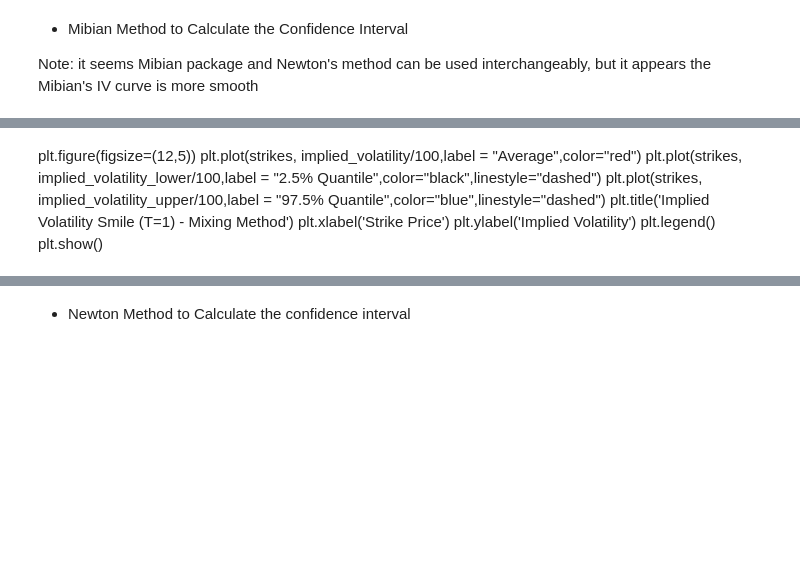
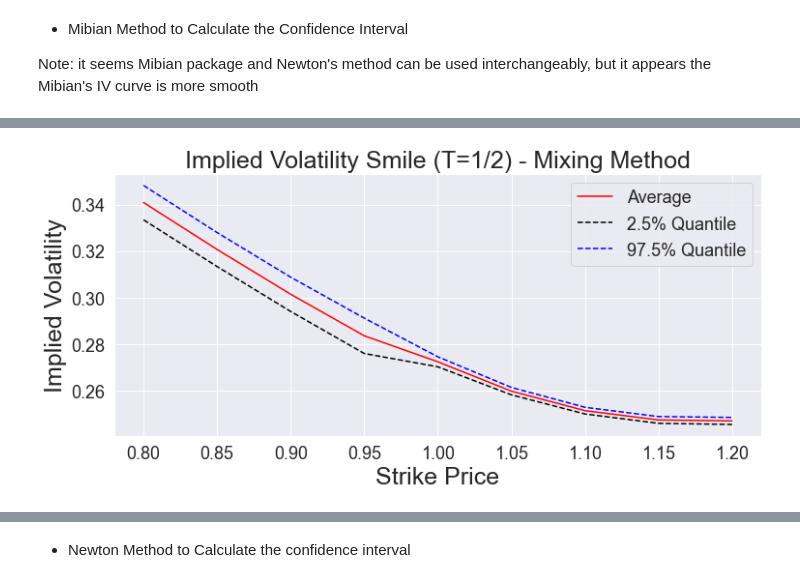
Before and after one commit to xiangyuli2021/Heston-Model, a Jupyter notebook: HestonModel.ipynb, the cells around one changed output, grey strips where cells are left out. Drawn from its saved outputs; the diff is of its cells as text; code cells hidden in the pictures; blank space fills up the shorter version.

```diff
--- a/HestonModel.ipynb
+++ b/HestonModel.ipynb
@@ -847,12 +879,14 @@ plt.show()
+# %%
+plt.figure(figsize=(12,5))
+plt.plot(strikes, implied_volatility/100,label = "Average",color="red")
+plt.plot(strikes, implied_volatility_lower/100,label = "2.5% Quantile",color="black",linestyle="dashed")
+plt.plot(strikes, implied_volatility_upper/100,label = "97.5% Quantile",color="blue",linestyle="dashed")
+plt.title('Implied Volatility Smile (T=1/2) - Mixing Method')
+plt.xlabel('Strike Price')
+plt.ylabel('Implied Volatility')
+plt.legend()
+plt.show()
+# %% [output]
+[figure, added]
 # %%
 strikes, implied_volatility, implied_volatility_lower, implied_volatility_upper = IV_mixing1_conf(S0, v0, rho, kappa, theta, eta, T=1, Nsims=5_000)
-# %% [markdown]
-plt.figure(figsize=(12,5))
-plt.plot(strikes, implied_volatility/100,label = "Average",color="red")
-plt.plot(strikes, implied_volatility_lower/100,label = "2.5% Quantile",color="black",linestyle="dashed")
-plt.plot(strikes, implied_volatility_upper/100,label = "97.5% Quantile",color="blue",linestyle="dashed")
-plt.title('Implied Volatility Smile (T=1) - Mixing Method')
-plt.xlabel('Strike Price')
-plt.ylabel('Implied Volatility')
-plt.legend()
-plt.show()
```
Also changed, not shown: parts of 45 cells of this notebook.
